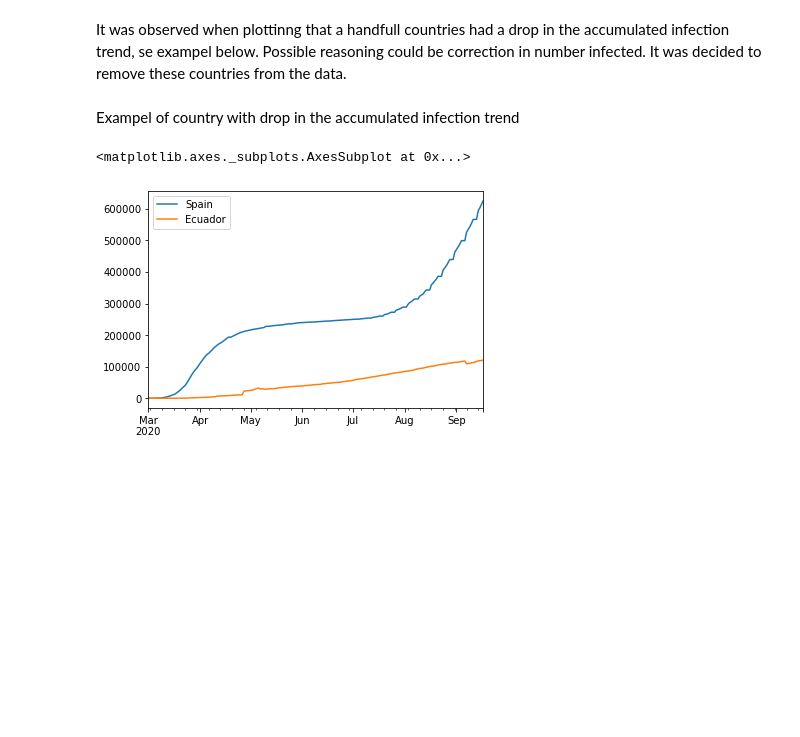
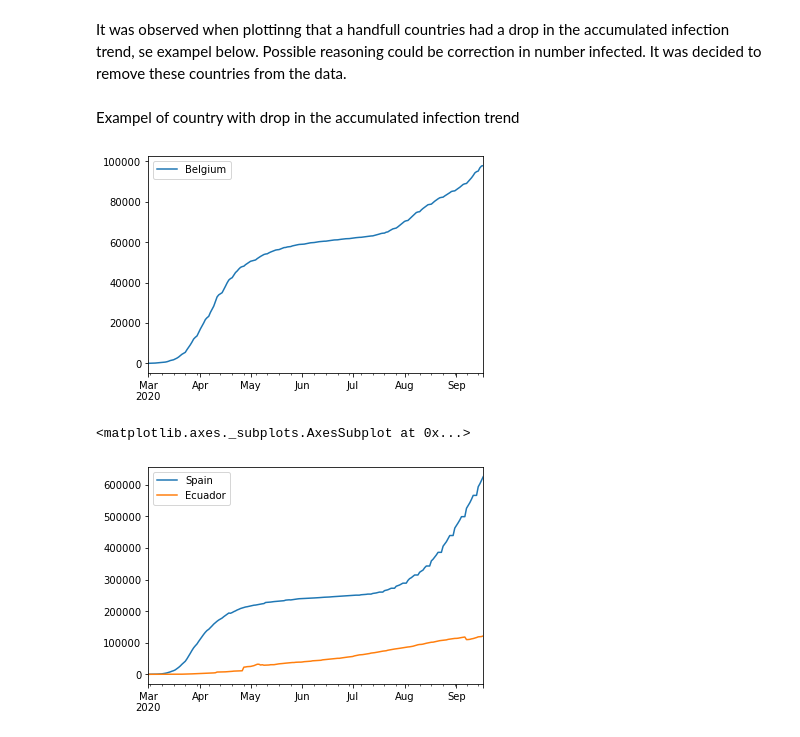
Before and after one commit to anweei/Covid-forecasting, a Jupyter notebook: anne/preprocessing.ipynb, the cells around one changed output. Drawn from its saved outputs; the diff is of its cells as text; code cells hidden in the pictures; blank space fills up the shorter version.

```diff
--- a/anne/preprocessing.ipynb
+++ b/anne/preprocessing.ipynb
@@ -185,6 +232,11 @@ plt.savefig("SA_timeseries", bbox_inches='tight')
 It was observed when plottinng that a handfull countries had a drop in the accumulated infection trend, se exampel below. Possible reasoning could be correction in number infected. It was decided to remove these countries from the data.
 # %% [markdown]
 Exampel of country with drop in the accumulated infection trend
+# %%
+df_res.plot(y='Belgium')
+plt.savefig("belgium", bbox_inches='tight')
+# %% [output]
+[figure, added]
 # %%
 df_res.plot(y=['Spain','Ecuador'])
 # %% [output]
```
Also changed, not shown: parts of 10 cells of this notebook, 6 other files.
